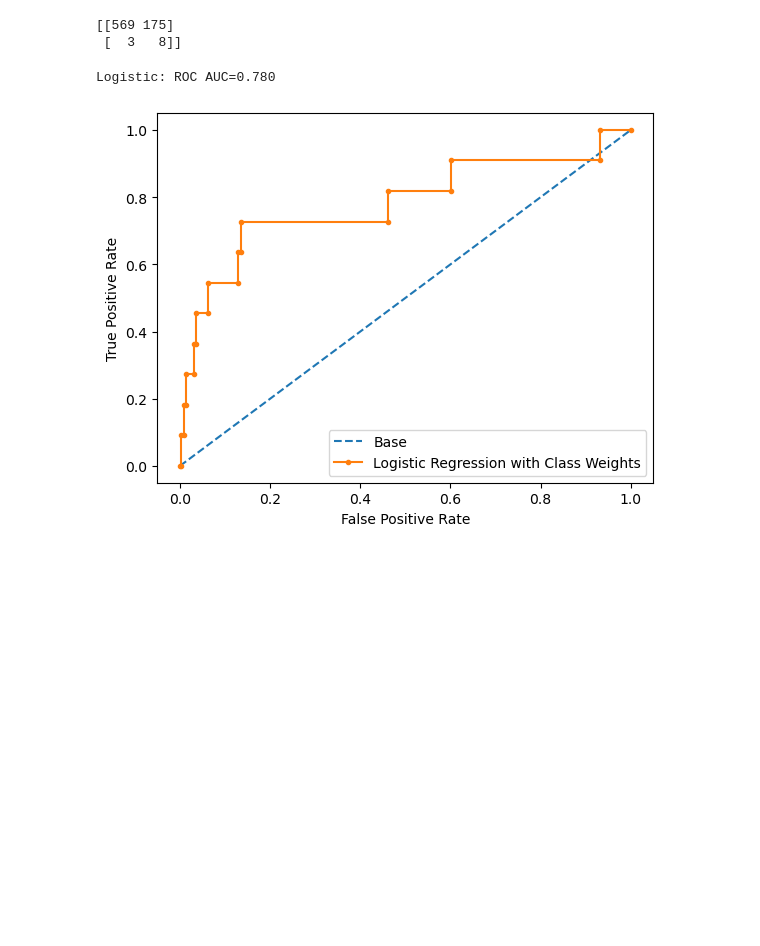
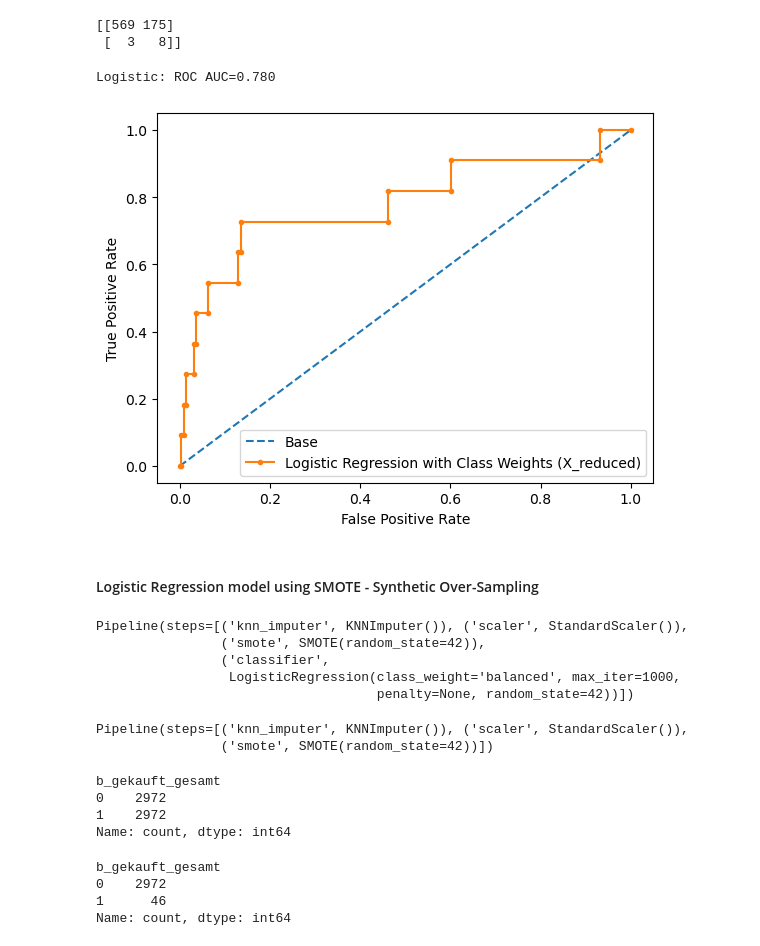
Before and after one commit to kalemaria/customer_lead_generator, a Jupyter notebook: customer_lead_generator_modelling.ipynb, the cells around one changed output. Drawn from its saved outputs; the diff is of its cells as text; code cells hidden in the pictures; blank space fills up the shorter version.

Commit message:
Logistic regression models 2: using SMOTE & 3: using full data and weights

```diff
--- a/customer_lead_generator_modelling.ipynb
+++ b/customer_lead_generator_modelling.ipynb
@@ -93,7 +93,7 @@ df_reduced
 # %%
 target = "b_gekauft_gesamt"
 df_reduced_train, df_reduced_test = train_test_split(
-    df_reduced, test_size=0.2, random_state=5, stratify=df[target])
+    df_reduced, test_size=0.2, random_state=5, stratify=df_reduced[target])
 # without stratify=y the class proportions might shift a bit - ensures equal class proportions
 df_reduced_train.shape, df_reduced_test.shape
 # %% [output]
@@ -176,9 +176,8 @@ Pipeline(steps=[('knn_imputer', KNNImputer()), ('scaler', StandardScaler()),
 # %%
 pipeline_logreg.fit(X_reduced_train, y_train)
 
-scores = []
+scores = {}
+model_name_reduced = "Logistic Regression with Class Weights (X_reduced)"
 
-pred_logreg = pipeline_logreg.predict(X_reduced_test)
-score = f1_score(y_test, pred_logreg)
-scores.append(score)
-score # it is F1 score of the minority class
+pred_logreg_reduced = pipeline_logreg.predict(X_reduced_test)
+scores[model_name_reduced] = f1_score(y_test, pred_logreg_reduced) # it is F1 score of the minority class
@@ -201,8 +198,45 @@ print(confusion_matrix(y_test, pred_logreg, labels=[0, 1]))
 [[569 175]
  [  3   8]]
 # %%
-proba_preds_logreg = pipeline_logreg.predict_proba(X_reduced_test)[:, 1]
-plot_roc(y_test, proba_preds_logreg, model_name="Logistic Regression with Class Weights")
+proba_preds_logreg_reduced = pipeline_logreg.predict_proba(X_reduced_test)[:, 1]
+plot_roc(y_test, proba_preds_logreg_reduced, model_name=model_name_reduced)
 # %% [output]
 Logistic: ROC AUC=0.780
-[figure, old version]
+[figure, new version]
+# %% [markdown]
+#### Logistic Regression model using SMOTE - Synthetic Over-Sampling
+# %%
+pipeline_smote_logreg = ImbPipeline(steps=[
+    ("knn_imputer", KNNImputer(n_neighbors=5).set_output(transform="pandas")),
+    ("scaler", StandardScaler().set_output(transform="pandas")),
+    ("smote", SMOTE(random_state=42)), # this step is only in imblearn.pipeline's Pipeline
+    ("classifier", model_logreg)
+                              ])
+pipeline_smote_logreg
+# %% [output]
+Pipeline(steps=[('knn_imputer', KNNImputer()), ('scaler', StandardScaler()),
+                ('smote', SMOTE(random_state=42)),
+                ('classifier',
+                 LogisticRegression(class_weight='balanced', max_iter=1000,
+                                    penalty=None, random_state=42))])
+# %%
+# Checking the upsampling
+pipeline_smote_logreg[:3]
+# %% [output]
+Pipeline(steps=[('knn_imputer', KNNImputer()), ('scaler', StandardScaler()),
+                ('smote', SMOTE(random_state=42))])
+# %%
+X_train_res, y_train_res = pipeline_smote_logreg[:3].fit_resample(X_reduced_train, y_train)
+y_train_res.value_counts() # now 1 label is as frequent as 0
+# %% [output]
+b_gekauft_gesamt
+0    2972
+1    2972
+Name: count, dtype: int64
+# %%
+y_train.value_counts() # before
+# %% [output]
+b_gekauft_gesamt
+0    2972
+1      46
+Name: count, dtype: int64
```
Also changed, not shown: parts of 20 cells of this notebook.
